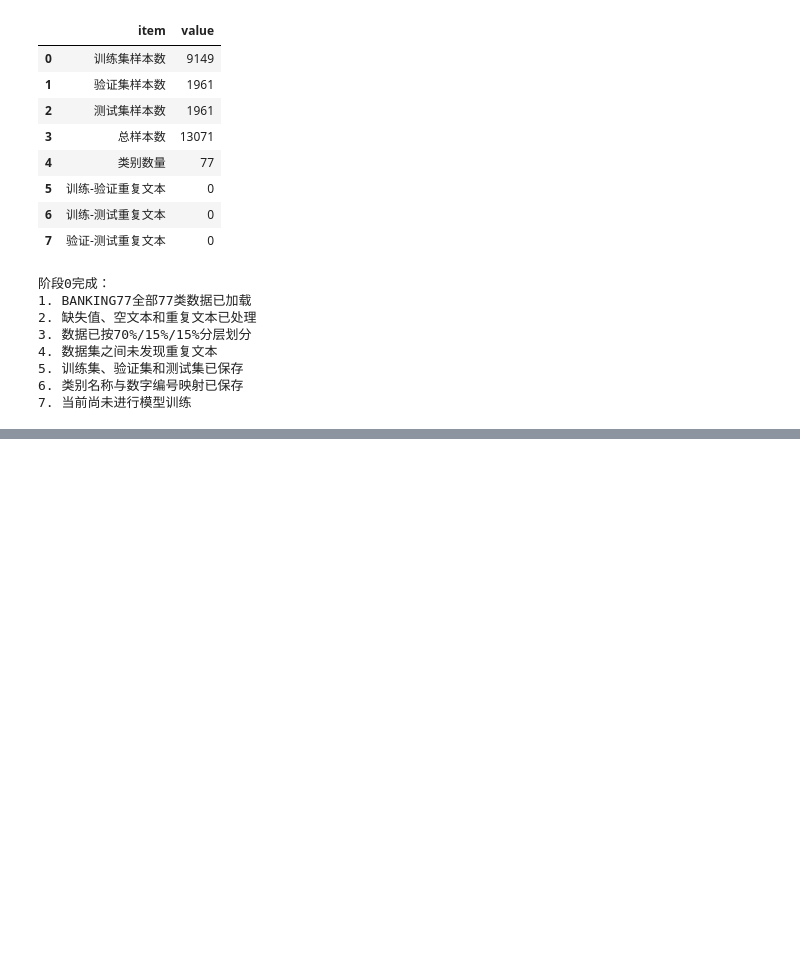
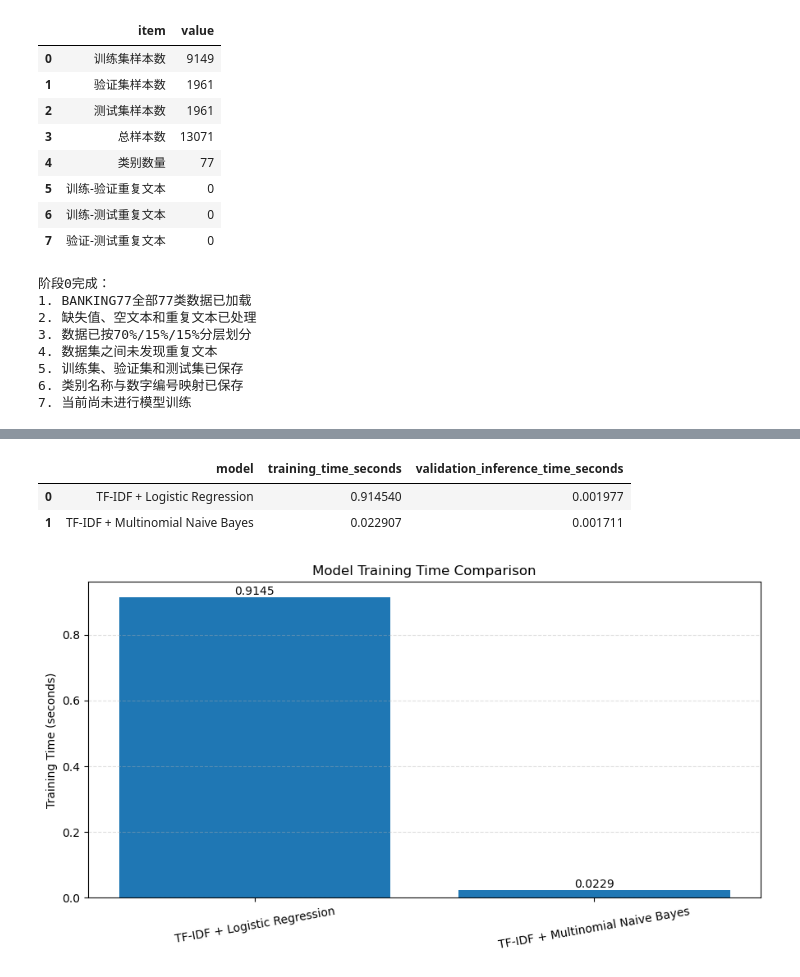
Before and after one commit to shdbdud/customer-ticket-routing, a Jupyter notebook: note.ipynb, the cells around one changed output, grey strips where cells are left out. Drawn from its saved outputs; the diff is of its cells as text; code cells hidden in the pictures; blank space fills up the shorter version.

```diff
--- a/note.ipynb
+++ b/note.ipynb
@@ -1109,0 +2129,79 @@ print("7. 当前尚未进行模型训练")
+# %%
+# Cell 81：比较训练时间和推理时间
+
+speed_comparison_df = model_comparison_df[
+    [
+        "model",
+        "training_time_seconds",
+        "validation_inference_time_seconds",
+    ]
+].copy()
+
+display(speed_comparison_df)
+# %% [output]
+|  | model | training_time_seconds | validation_inference_time_seconds |
+| 0 | TF-IDF + Logistic Regression | 0.914540 | 0.001977 |
+| 1 | TF-IDF + Multinomial Naive Bayes | 0.022907 | 0.001711 |
+# %%
+# Cell 82：绘制训练时间比较
+
+figure, axis = plt.subplots(
+    figsize=(9, 5)
+)
+
+bars = axis.bar(
+    model_comparison_df["model"],
+    model_comparison_df[
+        "training_time_seconds"
+    ]
+)
+
+axis.set_title(
+    "Model Training Time Comparison"
+)
+
+axis.set_ylabel(
+    "Training Time (seconds)"
+)
+
+axis.grid(
+    axis="y",
+    linestyle="--",
+    alpha=0.4
+)
+
+for bar, value in zip(
+    bars,
+    model_comparison_df[
+        "training_time_seconds"
+    ]
+):
+    axis.text(
+        bar.get_x()
+        + bar.get_width() / 2,
+        value,
+        f"{value:.4f}",
+        ha="center",
+        va="bottom"
+    )
+
+plt.xticks(
+    rotation=10
+)
+
+plt.tight_layout()
+
+training_time_figure_path = (
+    FIGURE_DIR
+    / "model_training_time_comparison.png"
+)
+
+plt.savefig(
+    training_time_figure_path,
+    dpi=300,
+    bbox_inches="tight"
+)
+
+plt.show()
+# %% [output]
+[figure, added]
```
Also changed, not shown: parts of 41 cells of this notebook, 9 other files.
